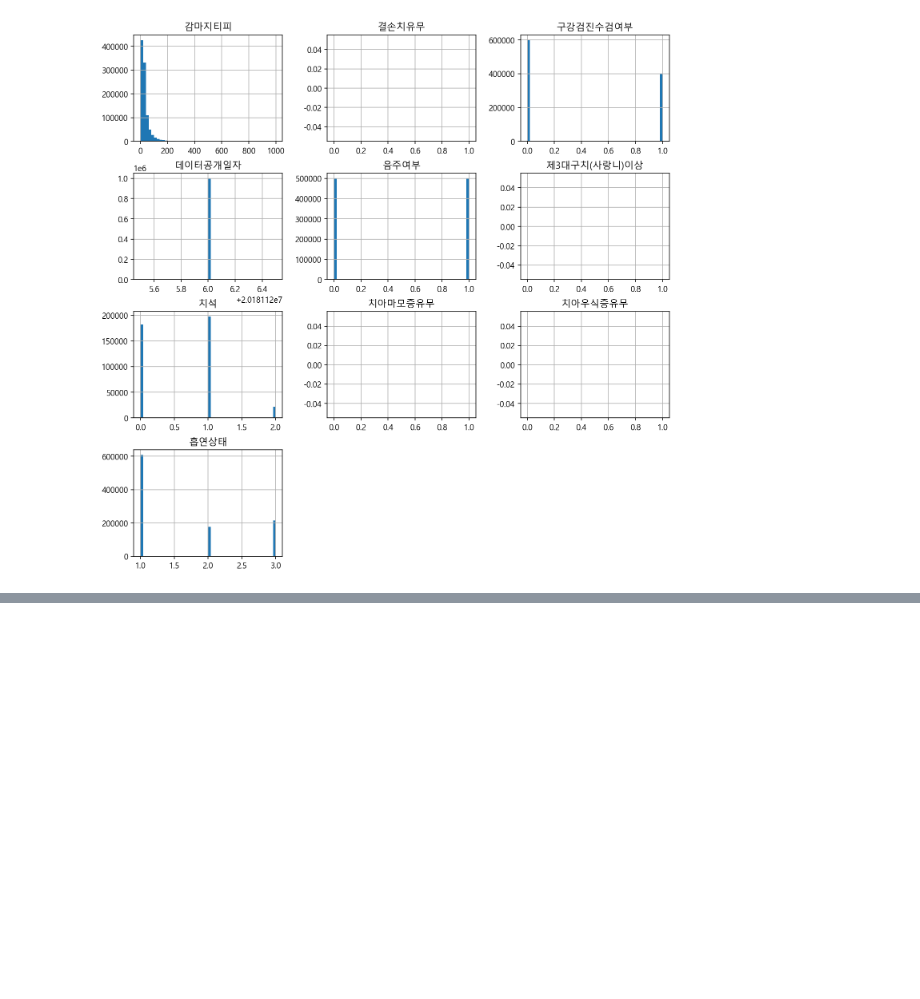
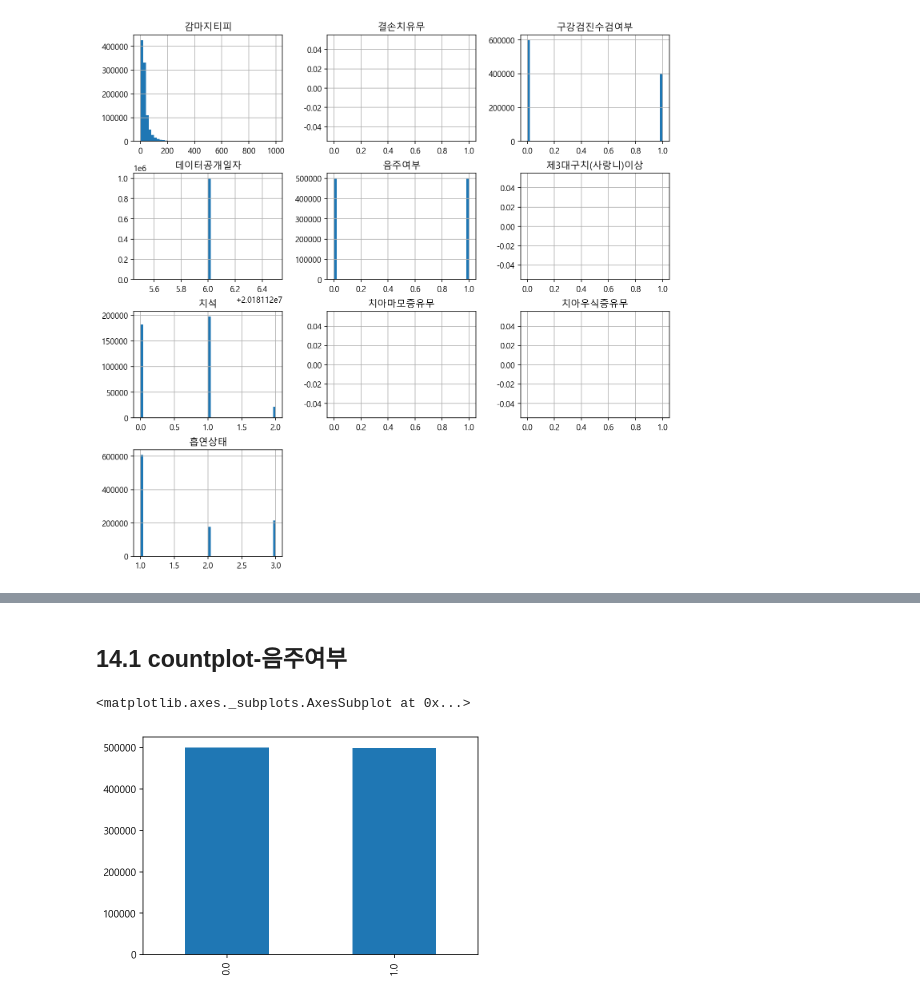
Before and after one commit to jang3463/python-practice, a Jupyter notebook: 건강검진 데이터로 가설 검정하기.ipynb, the cells around one changed output, grey strips where cells are left out. Drawn from its saved outputs; the diff is of its cells as text; code cells hidden in the pictures; blank space fills up the shorter version.

```diff
--- a/건강검진 데이터로 가설 검정하기.ipynb
+++ b/건강검진 데이터로 가설 검정하기.ipynb
@@ -384,0 +407,9 @@ h=df.iloc[:,24:].hist(figsize=(12,12),bins=50)
+# %% [markdown]
+## 14.1 countplot-음주여부
+# %%
+# 음주여부에 따른 countplot을 그립니다.
+
+df['음주여부'].value_counts().plot.bar()
+# %% [output]
+<matplotlib.axes._subplots.AxesSubplot at 0x...>
+[figure, added]
```
Also changed, not shown: parts of 40 cells of this notebook.
